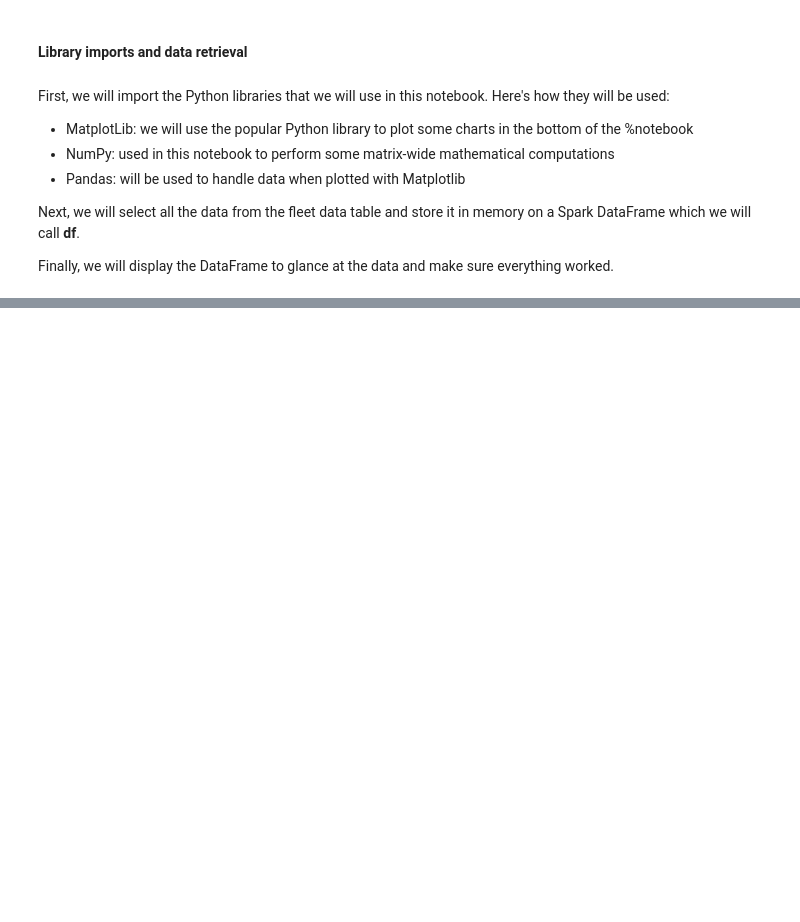
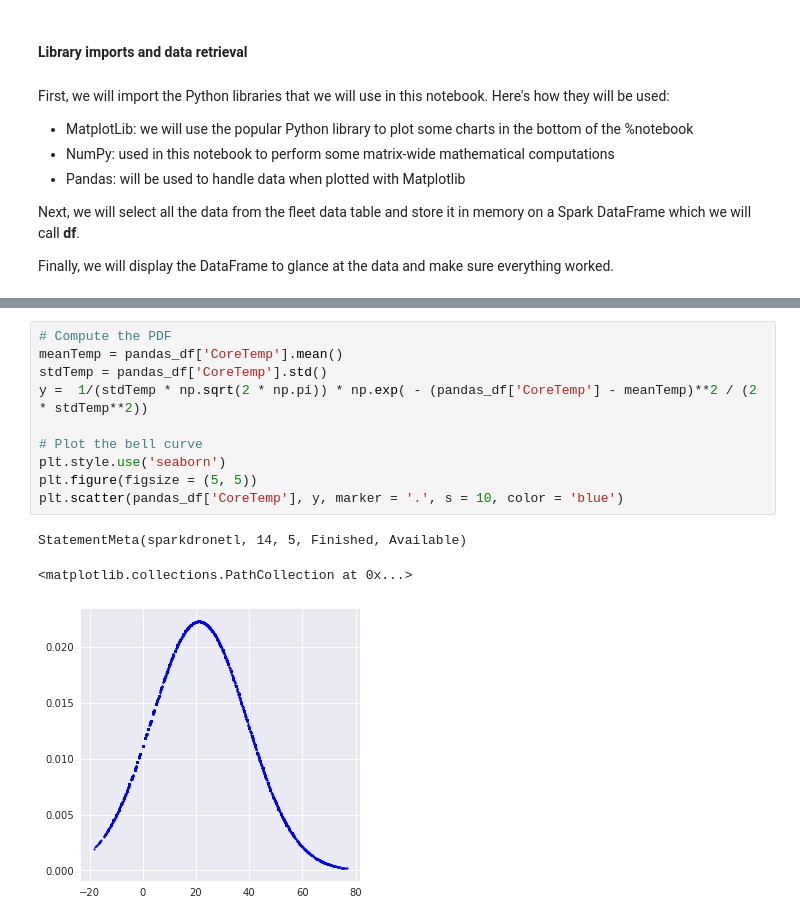
Before and after one commit to PacktPublishing/Learn-Azure-Synapse-Data-Explorer, a Jupyter notebook: Chapter 06/Exploring data with Python.ipynb, the cells around one changed output, grey strips where cells are left out. Drawn from its saved outputs; the diff is of its cells as text; blank space fills up the shorter version.

```diff
--- a/Chapter 06/Exploring data with Python.ipynb
+++ b/Chapter 06/Exploring data with Python.ipynb
@@ -236,0 +86,14 @@ StatementMeta(sparkdronetl, 5, 67, Finished, Available)
+# %%
+# Compute the PDF
+meanTemp = pandas_df['CoreTemp'].mean()
+stdTemp = pandas_df['CoreTemp'].std()
+y =  1/(stdTemp * np.sqrt(2 * np.pi)) * np.exp( - (pandas_df['CoreTemp'] - meanTemp)**2 / (2 * stdTemp**2))
+
+# Plot the bell curve
+plt.style.use('seaborn')
+plt.figure(figsize = (5, 5))
+plt.scatter(pandas_df['CoreTemp'], y, marker = '.', s = 10, color = 'blue')
+# %% [output]
+StatementMeta(sparkdronetl, 14, 5, Finished, Available)
+<matplotlib.collections.PathCollection at 0x...>
+[figure, added]
```
Also changed, not shown: parts of 51 cells of this notebook.
